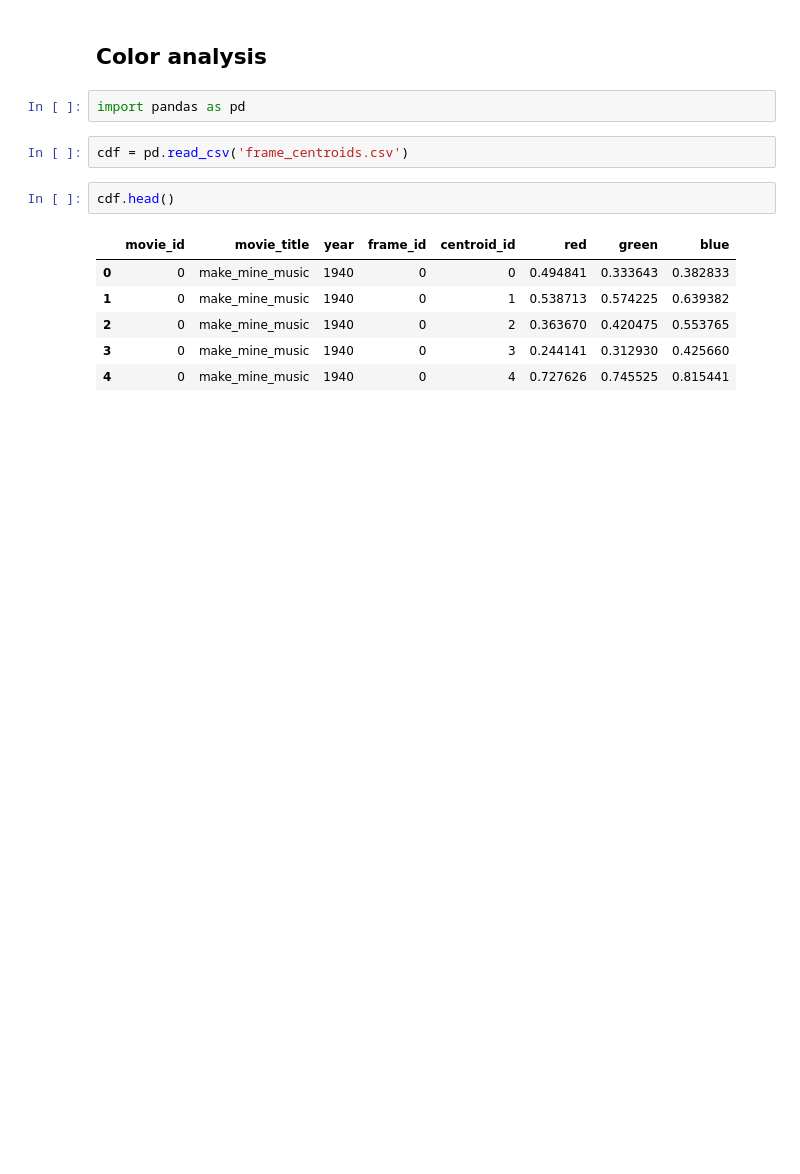
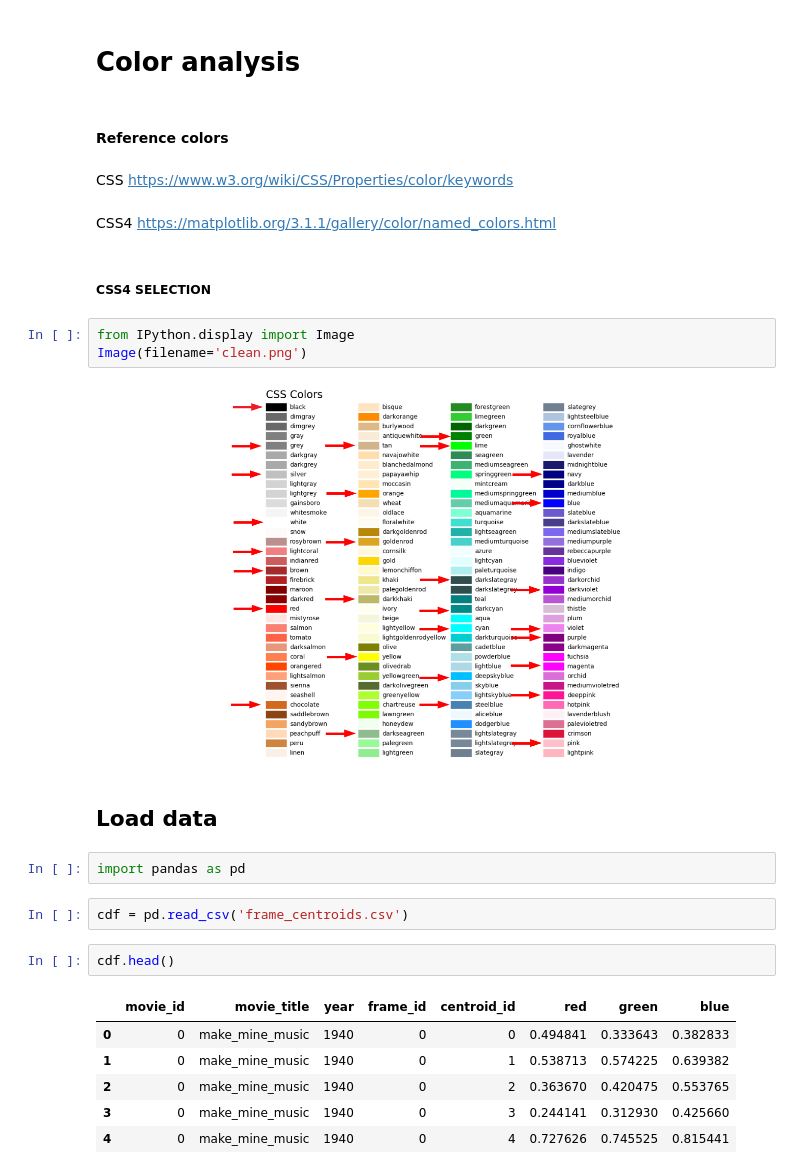
Before and after one commit to AttilioTrovato/Animation-studios-analysis, a Jupyter notebook: movies-frame/centroids/centroids_stats.ipynb, the cells around one changed output. Cells and saved outputs as stored; diff of their text form; blank space fills up the shorter version.

Commit message:
first diagrams in centroids_stats

```diff
--- a/movies-frame/centroids/centroids_stats.ipynb
+++ b/movies-frame/centroids/centroids_stats.ipynb
@@ -1,5 +1,20 @@
 # %% [markdown]
-## Color analysis
+# Color analysis
+# %% [markdown]
+#### Reference colors
+# %% [markdown]
+CSS https://www.w3.org/wiki/CSS/Properties/color/keywords
+# %% [markdown]
+CSS4 https://matplotlib.org/3.1.1/gallery/color/named_colors.html
+# %% [markdown]
+##### CSS4 SELECTION
+# %%
+from IPython.display import Image
+Image(filename='clean.png')
+# %% [output]
+[figure, added]
+# %% [markdown]
+## Load data
 # %%
 import pandas as pd
 # %%
```
Also changed, not shown: parts of 44 cells of this notebook.
